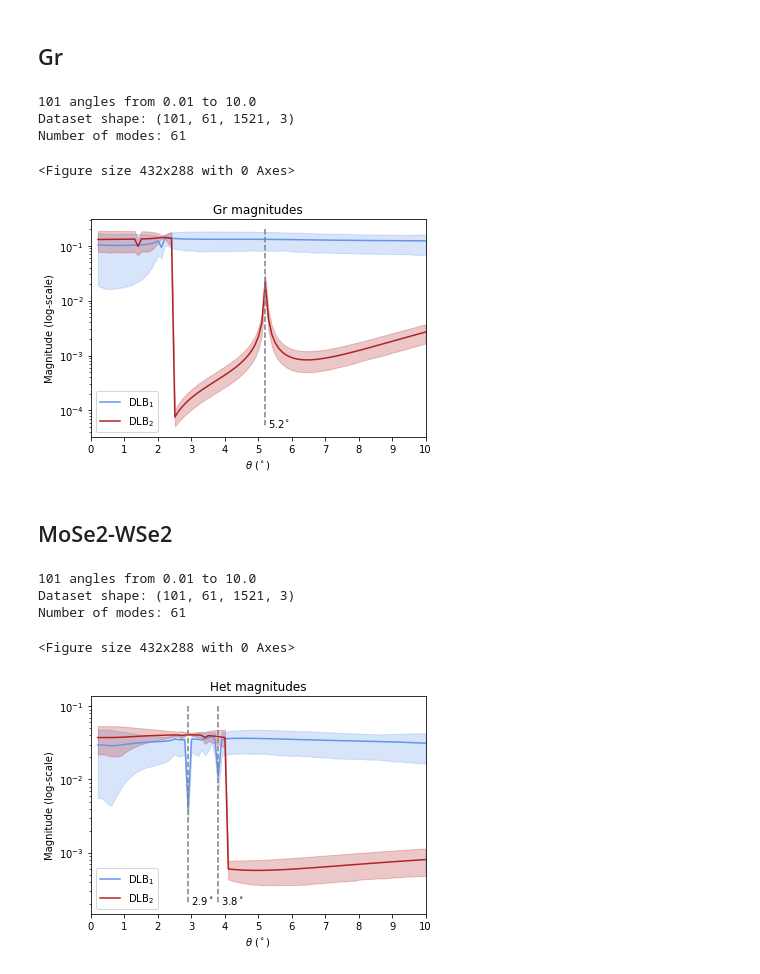
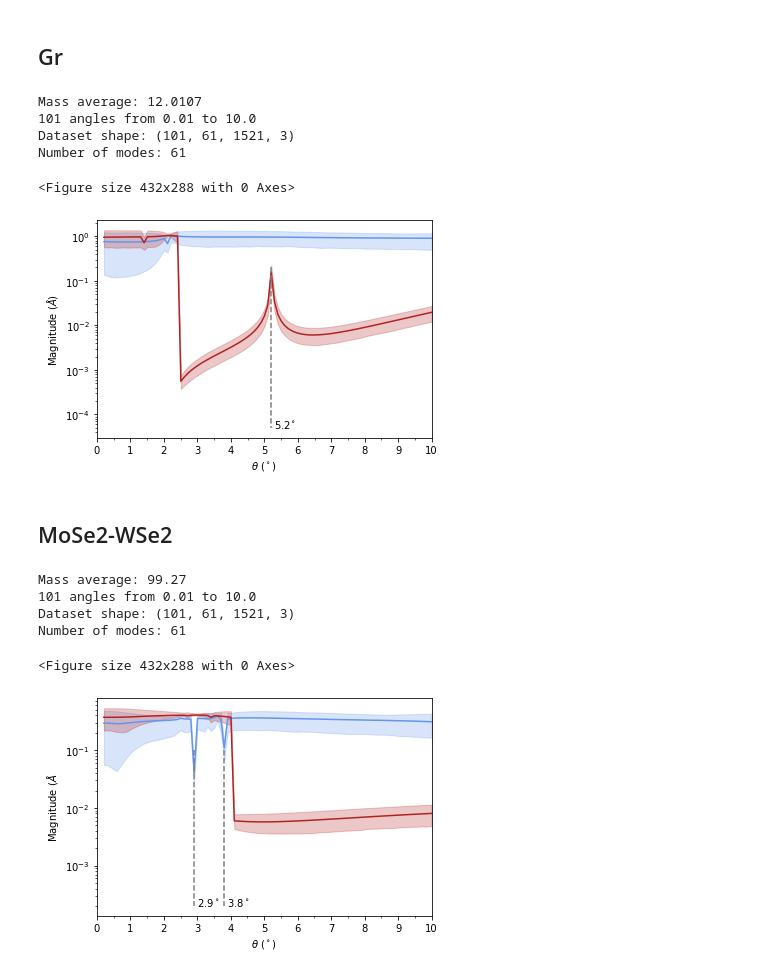
Before and after one commit to jz-lu/ml-ph, a Jupyter notebook: ALLEGRO_ANALYZER/transition_mags.ipynb, the cells around one changed output. Cells and saved outputs as stored; diff of their text form; code cells hidden in the pictures.

```diff
--- a/ALLEGRO_ANALYZER/transition_mags.ipynb
+++ b/ALLEGRO_ANALYZER/transition_mags.ipynb
@@ -17,11 +18,13 @@ CUT = 2
 ROOT = '/Users/jonathanlu/Documents'
 DIRNAME = "tvMoS2"
 THSPC_DIR = "theta"
+KPT = 'Gamma'
 
 # Change as necessary
 M1_th_min, M1_th_max, M1_ntheta = np.loadtxt(f"{ROOT}/{DIRNAME}/theta.txt")
 M1_ntheta = int(M1_ntheta)
-KPT = 'Gamma'
+M1_mass = np.mean(np.load(f'{ROOT}/{DIRNAME}/{THSPC_DIR}/{KPT}/masses.npy'))
+print(f"Mass average: {M1_mass}")
 print(f"{M1_ntheta} angles from {M1_th_min} to {M1_th_max}")
 
 # Import dataset from the directory
@@ -29,7 +32,7 @@ log_name = r'$\Gamma$' if KPT == 'Gamma' else KPT
 path = f'{ROOT}/{DIRNAME}/{THSPC_DIR}/{KPT}/thspc_mags.npy'
 ppath = f'{ROOT}/{DIRNAME}/{THSPC_DIR}/{KPT}/thspc_phonons.npy'
 poscars_uc = [Poscar.from_file(f'{ROOT}/{DIRNAME}/POSCAR_LAYER{i+1}') for i in range(2)]
-M1_dataset = np.load(path)
+M1_dataset = np.load(path) * np.sqrt(M1_mass)
 M1_phonons = np.load(ppath)
 M1_nmodes = M1_dataset.shape[1]
 print("Dataset shape:", M1_dataset.shape)
@@ -92,11 +97,13 @@ plt.show()
 ## Gr
 # %%
 DIRNAME = "tvGr"
+KPT = 'Gamma'
 
 # Change as necessary
 M2_th_min, M2_th_max, M2_ntheta = np.loadtxt(f"{ROOT}/{DIRNAME}/theta.txt")
 M2_ntheta = int(M2_ntheta)
-KPT = 'Gamma'
+M2_mass = np.mean(np.load(f'{ROOT}/{DIRNAME}/{THSPC_DIR}/{KPT}/masses.npy'))
+print(f"Mass average: {M2_mass}")
 print(f"{M2_ntheta} angles from {M2_th_min} to {M2_th_max}")
 
 # Import dataset from the directory
@@ -104,13 +111,14 @@ log_name = r'$\Gamma$' if KPT == 'Gamma' else KPT
 path = f'{ROOT}/{DIRNAME}/{THSPC_DIR}/{KPT}/thspc_mags.npy'
 ppath = f'{ROOT}/{DIRNAME}/{THSPC_DIR}/{KPT}/thspc_phonons.npy'
 poscars_uc = [Poscar.from_file(f'{ROOT}/{DIRNAME}/POSCAR_LAYER{i+1}') for i in range(2)]
-M2_dataset = np.load(path)
+M2_dataset = np.load(path) * np.sqrt(M1_mass)
 M2_phonons = np.load(ppath)
 M2_nmodes = M2_dataset.shape[1]
 print("Dataset shape:", M2_dataset.shape)
 print("Number of modes:", M2_nmodes)
 M2_thetas = np.linspace(M2_th_min, M2_th_max, M2_ntheta)
 # %% [output]
+Mass average: 12.0107
 101 angles from 0.01 to 10.0
 Dataset shape: (101, 61, 1521, 3)
 Number of modes: 61
@@ -145,37 +153,39 @@ for i in range(M2_ntheta):
 # %%
 plt.clf()
 _, ax = plt.subplots()
-ax.set_title(fr"Gr magnitudes")
 ax.set_xlabel(r'$\theta$ ($^\circ$)')
-ax.set_ylabel(r'Magnitude (log-scale)')
+ax.set_ylabel(r'Magnitude ($\AA$)')
 
 # MoS2-0
 ax.plot(M2_thetas[CUT:], M2_LB2_mean[CUT:], color='cornflowerblue', label=r'DLB$_1$')
 ax.fill_between(M2_thetas[CUT:], M2_LB2_min[CUT:], M2_LB2_max[CUT:], color='cornflowerblue', alpha=0.25)
 ax.plot(M2_thetas[CUT:], M2_LB3_mean[CUT:], color='firebrick', label=r'DLB$_2$')
 ax.fill_between(M2_thetas[CUT:], M2_LB3_min[CUT:], M2_LB3_max[CUT:], color='firebrick', alpha=0.25)
 
 ax.plot([5.2]*2, [2e-1, 5e-5], linestyle='--', color='grey')
 ax.text(5.3, 5e-5, r'5.2$^\circ$')
 
-ax.legend(loc='lower left')
+ax.xaxis.set_major_locator(MultipleLocator(1))
+ax.xaxis.set_minor_locator(MultipleLocator(0.5))
 ax.set_yscale("log")
 plt.xlim((0,10))
 plt.xticks(np.arange(10+1))
 plt.savefig("/Users/jonathanlu/Documents/data_mlph/Gr_transition_mags.pdf", bbox_inches='tight')
 plt.show()
 # %% [output]
 <Figure size 432x288 with 0 Axes>
-[figure, old version]
+[figure, new version]
 # %% [markdown]
 ## MoSe2-WSe2
 # %%
 DIRNAME = "tvHet"
+KPT = 'Gamma'
 
 # Change as necessary
 M3_th_min, M3_th_max, M3_ntheta = np.loadtxt(f"{ROOT}/{DIRNAME}/theta.txt")
 M3_ntheta = int(M3_ntheta)
-KPT = 'Gamma'
+M3_mass = np.mean(np.load(f'{ROOT}/{DIRNAME}/{THSPC_DIR}/{KPT}/masses.npy'))
+print(f"Mass average: {M3_mass}")
 print(f"{M3_ntheta} angles from {M3_th_min} to {M3_th_max}")
 
 # Import dataset from the directory
@@ -183,13 +193,14 @@ log_name = r'$\Gamma$' if KPT == 'Gamma' else KPT
 path = f'{ROOT}/{DIRNAME}/{THSPC_DIR}/{KPT}/thspc_mags.npy'
 ppath = f'{ROOT}/{DIRNAME}/{THSPC_DIR}/{KPT}/thspc_phonons.npy'
 poscars_uc = [Poscar.from_file(f'{ROOT}/{DIRNAME}/POSCAR_LAYER{i+1}') for i in range(2)]
-M3_dataset = np.load(path)
+M3_dataset = np.load(path) * np.sqrt(M3_mass)
 M3_phonons = np.load(ppath)
 M3_nmodes = M3_dataset.shape[1]
 print("Dataset shape:", M3_dataset.shape)
 print("Number of modes:", M3_nmodes)
 M3_thetas = np.linspace(M3_th_min, M3_th_max, M3_ntheta)
 # %% [output]
+Mass average: 99.27
 101 angles from 0.01 to 10.0
 Dataset shape: (101, 61, 1521, 3)
 Number of modes: 61
@@ -223,9 +234,8 @@ for i in range(M3_ntheta):
 # %%
 plt.clf()
 _, ax = plt.subplots()
-ax.set_title(fr"Het magnitudes")
 ax.set_xlabel(r'$\theta$ ($^\circ$)')
-ax.set_ylabel(r'Magnitude (log-scale)')
+ax.set_ylabel(r'Magnitude ($\AA$')
 
 # MoS2-0
 ax.plot(M3_thetas[CUT:], M3_LB3_mean[CUT:], color='cornflowerblue', label=r'DLB$_1$')
@@ -238,7 +248,8 @@ ax.text(3.0, 2e-4, r'2.9$^\circ$')
 ax.plot([3.8]*2, [1e-1, 2e-4], linestyle='--', color='grey')
 ax.text(3.9, 2e-4, r'3.8$^\circ$')
 
-ax.legend(loc='lower left')
+ax.xaxis.set_major_locator(MultipleLocator(1))
+ax.xaxis.set_minor_locator(MultipleLocator(0.5))
 ax.set_yscale("log")
 plt.xlim((0,10))
 plt.xticks(np.arange(10+1))
@@ -246,4 +257,4 @@ plt.savefig("/Users/jonathanlu/Documents/data_mlph/Het_transition_mags.pdf", bbo
 plt.show()
 # %% [output]
 <Figure size 432x288 with 0 Axes>
-[figure, old version]
+[figure, new version]
```
Also changed, not shown: parts of 3 cells of this notebook, 7 other files.
